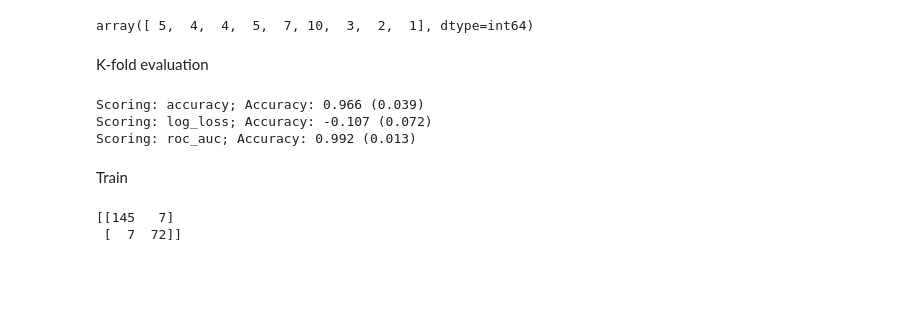
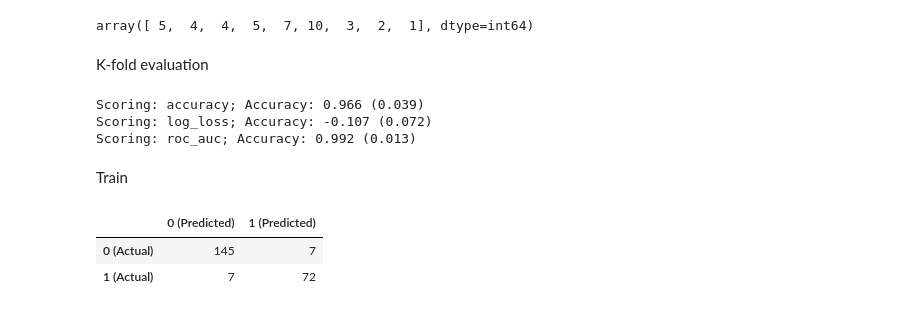
Before and after one commit to sethbunke/IntroductionToMachineLearning-LogisticRegression, a Jupyter notebook: ipython_notebooks/Introduction to Machine Learning - Logistic Regression.ipynb, the cells around one changed output. Saved outputs shown, nothing was run; the diff lists cells and outputs as text; code cells hidden in the pictures; blank space fills up the shorter version.

Commit message:
added confusion matrix

```diff
--- a/ipython_notebooks/Introduction to Machine Learning - Logistic Regression.ipynb
+++ b/ipython_notebooks/Introduction to Machine Learning - Logistic Regression.ipynb
@@ -282,13 +282,14 @@ Scoring: roc_auc; Accuracy: 0.992 (0.013)
 Train
 # %%
 test_size = 0.33
-seed = 7
+train_test_seed = 7
 X_train, X_test, Y_train, Y_test = cross_validation.train_test_split(X, Y, test_size=test_size, random_state=seed)
-#model = LogisticRegression()
 model.fit(X_train, Y_train)
 predicted = model.predict(X_test)
 matrix = confusion_matrix(Y_test, predicted)
-print(matrix)
-# %% [output]
-[[145   7]
- [  7  72]]
+# %%
+pd.DataFrame(matrix, index=['0 (Actual)', '1 (Actual)'], columns=['0 (Predicted)', '1 (Predicted)'])
+# %% [output]
+|  | 0 (Predicted) | 1 (Predicted) |
+| 0 (Actual) | 145 | 7 |
+| 1 (Actual) | 7 | 72 |
```
Also changed, not shown: parts of 1 cell of this notebook.
